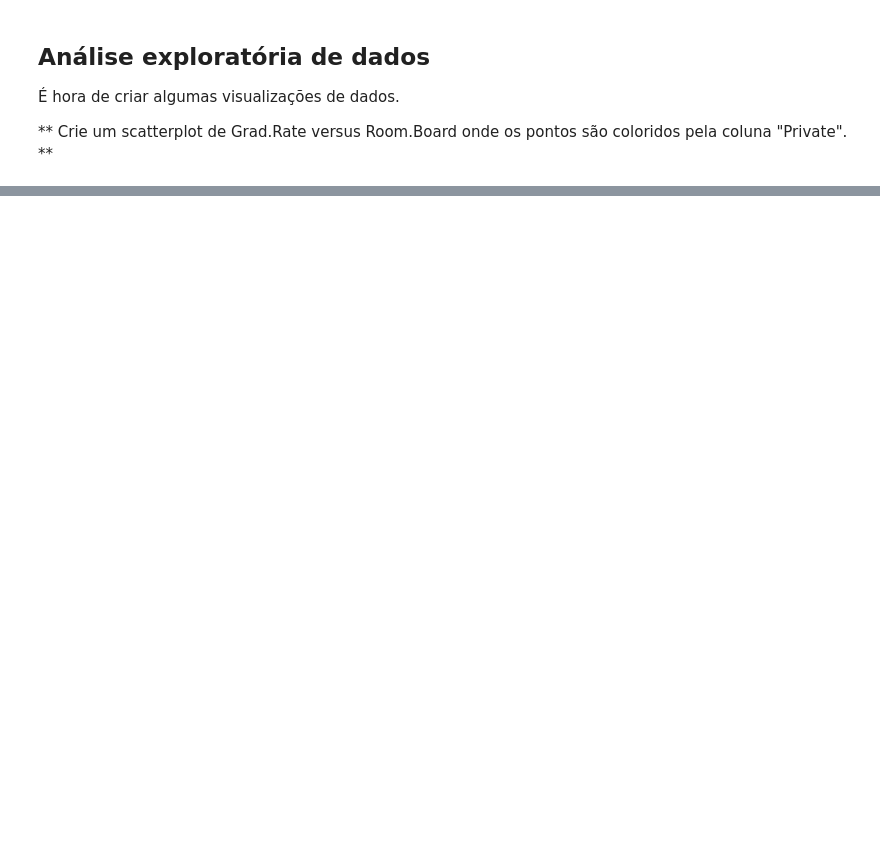
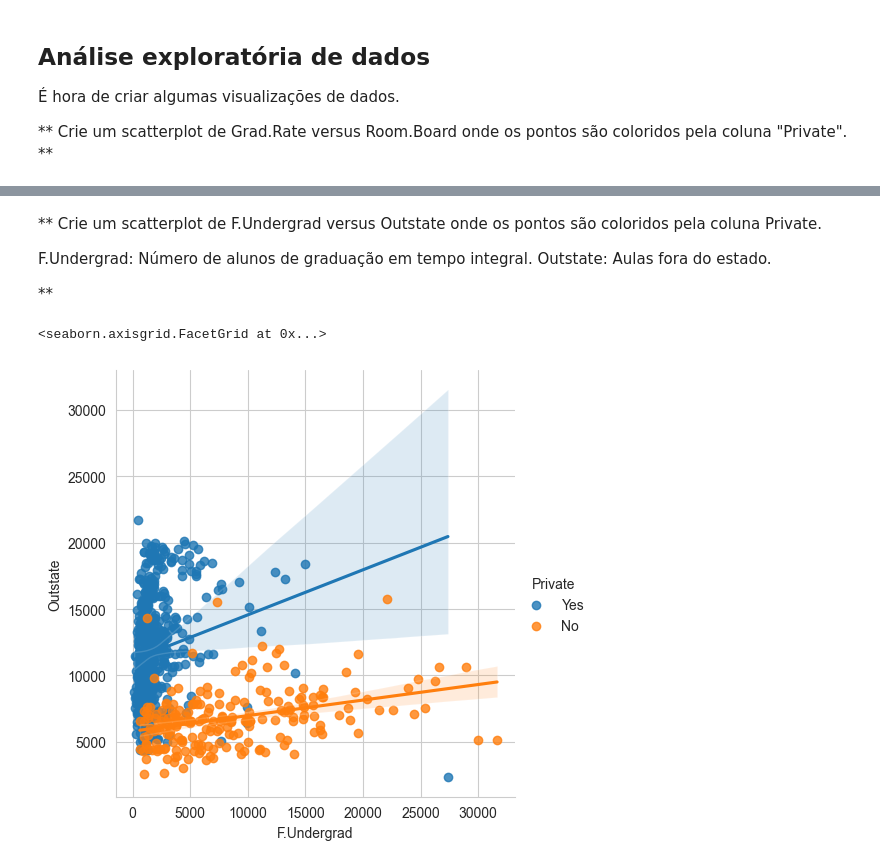
Before and after one commit to ludiemert/Unsupervised_Models, a Jupyter notebook: 2_K_Means_Clustering_Project/K_Means_Clustering_Project .ipynb, the cells around one changed output, grey strips where cells are left out. Cells and saved outputs as stored; diff of their text form; code cells hidden in the pictures; blank space fills up the shorter version.

Commit message:
learning scatterplot

```diff
--- a/2_K_Means_Clustering_Project/K_Means_Clustering_Project .ipynb
+++ b/2_K_Means_Clustering_Project/K_Means_Clustering_Project .ipynb
@@ -138,0 +139,20 @@ sns.lmplot(x='Room.Board', y='Grad.Rate', data=df, hue='Private')
+# %% [markdown]
+** Crie um scatterplot de F.Undergrad versus Outstate onde os pontos são coloridos pela coluna Private.
+
+F.Undergrad: Número de alunos de graduação em tempo integral.
+Outstate: Aulas fora do estado.
+
+
+**
+# %%
+# sns.lmplot('F.Undergrad', 'Outstate', data=df, hue='Private')
+
+sns.lmplot(
+    x='F.Undergrad',
+    y='Outstate',
+    data=df,
+    hue='Private'
+)
+# %% [output]
+<seaborn.axisgrid.FacetGrid at 0x...>
+[figure, added]
```
Also changed, not shown: parts of 2 cells of this notebook.
